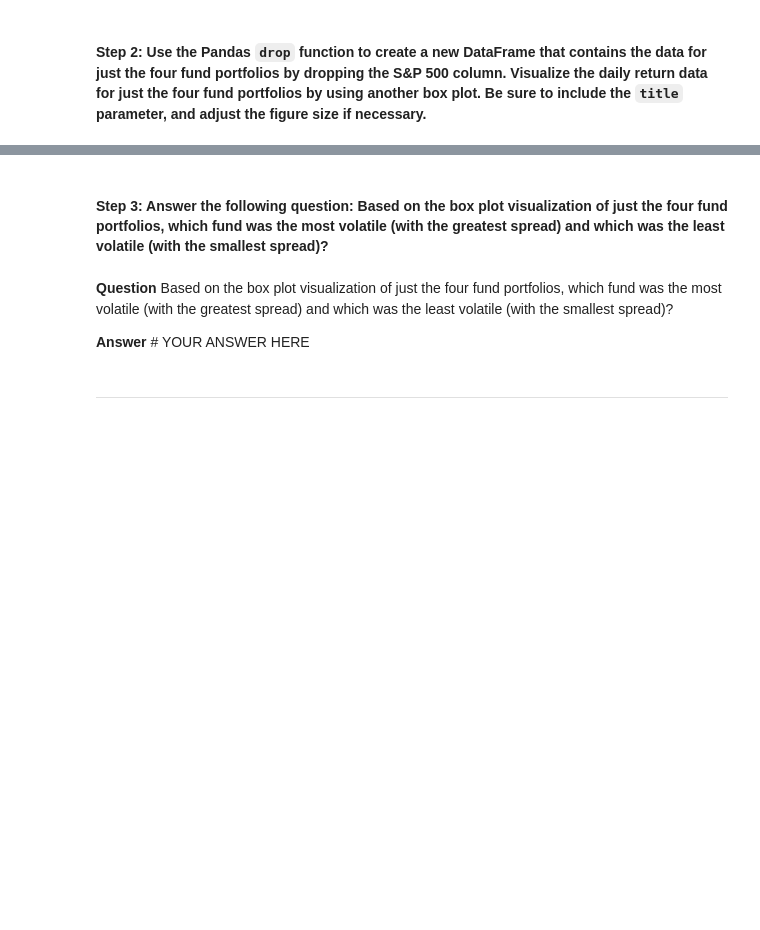
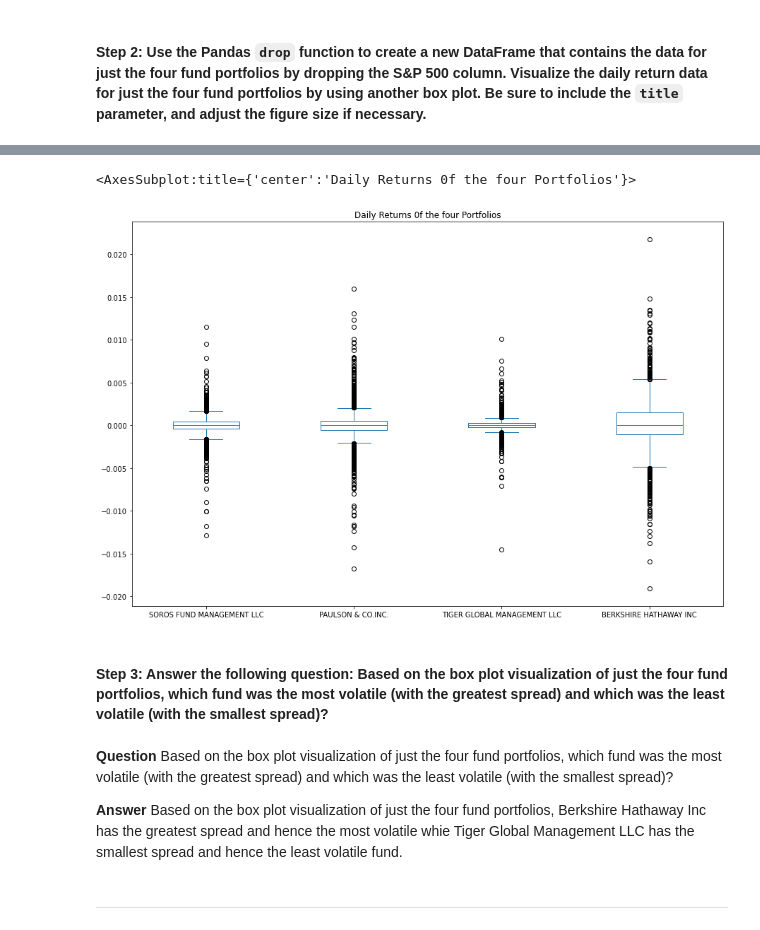
Before and after one commit to sidbetatester/market_risk_analyser, a Jupyter notebook: risk_return_analysis.ipynb, the cells around one changed output, grey strips where cells are left out. Drawn from its saved outputs; the diff is of its cells as text; code cells hidden in the pictures; blank space fills up the shorter version.

```diff
--- a/risk_return_analysis.ipynb
+++ b/risk_return_analysis.ipynb
@@ -240,2 +244,6 @@ Analyze the volatility of each of the four fund portfolios and of the S&P 500 In
 # %% [markdown]
 #### Step 2: Use the Pandas `drop` function to create a new DataFrame that contains the data for just the four fund portfolios by dropping the S&P 500 column. Visualize the daily return data for just the four fund portfolios by using another box plot. Be sure to include the `title` parameter, and adjust the figure size if necessary.
+# %%
+# Create a new DataFrame containing only the 4 fund portfolios by dropping the S&P 500 column from the DataFrame
+four_fund_portfolios_daily_returns_df = whale_navs_daily_returns_df.drop(columns=['S&P 500'])
+display(four_fund_portfolios_daily_returns_df)
@@ -242,14 +265,16 @@ Analyze the volatility of each of the four fund portfolios and of the S&P 500 In
 # %%
-# Create a new DataFrame containing only the 4 fund portfolios by dropping the S&P 500 column from the DataFrame
 # Create box plots to reflect the return data for only the 4 fund portfolios
 # Include a title parameter and adjust the figure size
-# YOUR CODE HERE
+four_fund_portfolios_daily_returns_df.plot(kind='box',figsize = (15,10), title = "Daily Returns 0f the four Portfolios")
+# %% [output]
+<AxesSubplot:title={'center':'Daily Returns 0f the four Portfolios'}>
+[figure, added]
 # %% [markdown]
 #### Step 3: Answer the following question: Based on the box plot visualization of just the four fund portfolios, which fund was the most volatile (with the greatest spread) and which was the least volatile (with the smallest spread)?
 # %% [markdown]
 **Question** Based on the box plot visualization of just the four fund portfolios, which fund was the most volatile (with the greatest spread) and which was the least volatile (with the smallest spread)?
 
-**Answer** # YOUR ANSWER HERE
+**Answer** Based on the box plot visualization of just the four fund portfolios, Berkshire Hathaway Inc has the greatest spread and hence the most volatile whie Tiger Global Management LLC has the smallest spread and hence the least volatile fund.
 # %% [markdown]
 ---
 # %% [markdown]
```
Also changed, not shown: parts of 2 cells of this notebook.
